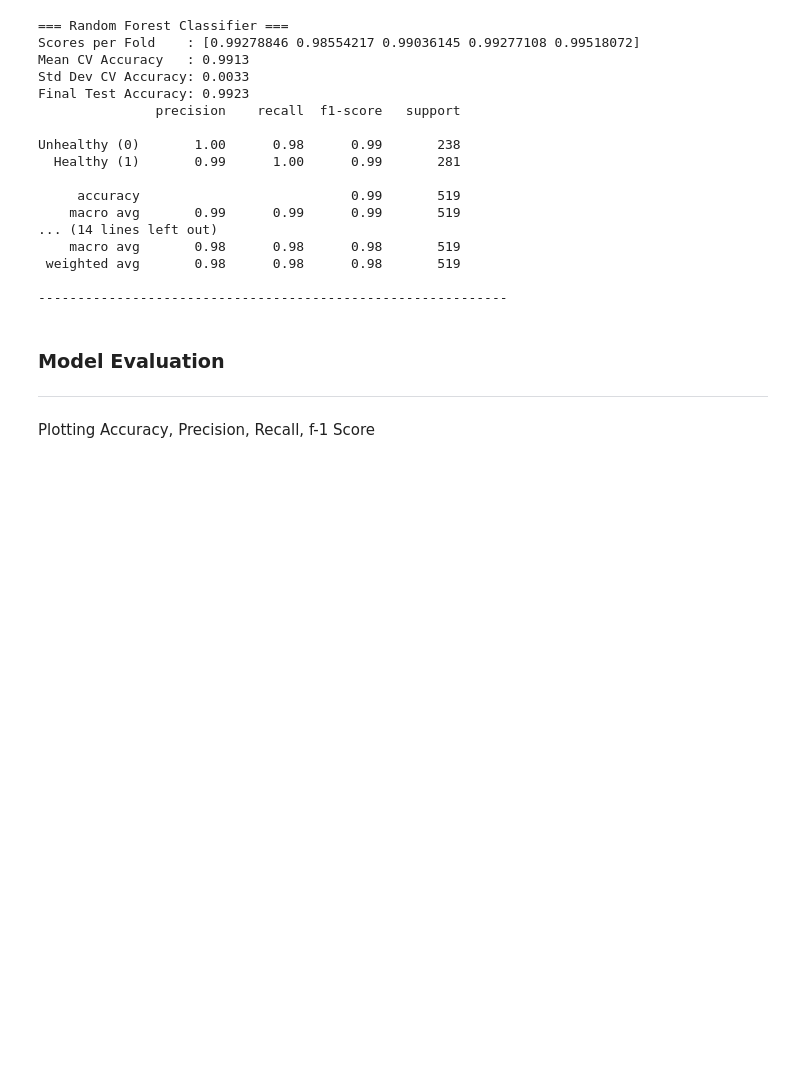
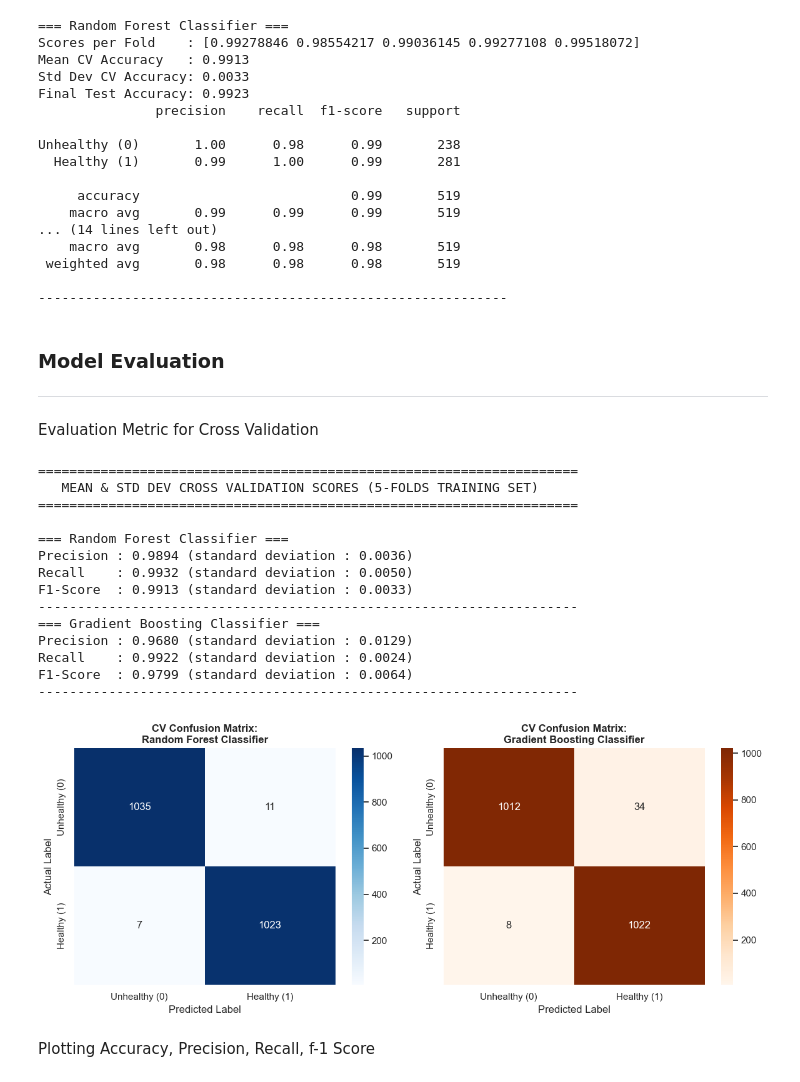
Before and after one commit to berubob/Machine-Learning-Project-Binus, a Jupyter notebook: Food Health Prediction.ipynb, the cells around one changed output. Cells and saved outputs as stored; diff of their text form; code cells hidden in the pictures; blank space fills up the shorter version.

Commit message:
feat: Add CV evaluation metrics

```diff
--- a/Food Health Prediction.ipynb
+++ b/Food Health Prediction.ipynb
@@ -353,6 +353,64 @@ Unhealthy (0)       1.00      0.98      0.99       238
 # %% [markdown]
 ### Model Evaluation
 ---
+# %% [markdown]
+Evaluation Metric for Cross Validation
+# %%
+models_to_evaluate = {
+    'Random Forest Classifier': classification_models['Random Forest Classifier'],
+    'Gradient Boosting Classifier': classification_models['Gradient Boosting Classifier']
+}
+
+scoring_metrics = ['precision', 'recall', 'f1']
+cv_cms = {}
+
+print("=====================================================================")
+print("   MEAN & STD DEV CROSS VALIDATION SCORES (5-FOLDS TRAINING SET)     ")
+print("=====================================================================\n")
+
+for name, model in models_to_evaluate.items():
+    cv_results = cross_validate(model, X_train_scaled, y_train, cv=cv_strategy, scoring=scoring_metrics)
+
+    print(f"=== {name} ===")
+    print(f"Precision : {np.mean(cv_results['test_precision']):.4f} (standard deviation : {np.std(cv_results['test_precision']):.4f})")
+    print(f"Recall    : {np.mean(cv_results['test_recall']):.4f} (standard deviation : {np.std(cv_results['test_recall']):.4f})")
+    print(f"F1-Score  : {np.mean(cv_results['test_f1']):.4f} (standard deviation : {np.std(cv_results['test_f1']):.4f})")
+    print("-" * 69)
+
+    y_pred_cv = cross_val_predict(model, X_train_scaled, y_train, cv=cv_strategy)
+    cv_cms[name] = confusion_matrix(y_train, y_pred_cv)
+
+fig, axes = plt.subplots(nrows=1, ncols=2, figsize=(12, 5))
+colors = ['Blues', 'Oranges']
+
+for i, (name, cm) in enumerate(cv_cms.items()):
+    sns.heatmap(cm, annot=True, fmt='d', cmap=colors[i],
+                xticklabels=['Unhealthy (0)', 'Healthy (1)'],
+                yticklabels=['Unhealthy (0)', 'Healthy (1)'],
+                ax=axes[i], cbar=True)
+    axes[i].set_title(f'CV Confusion Matrix:\n{name}', fontsize=12, fontweight='bold')
+    axes[i].set_ylabel('Actual Label')
+    axes[i].set_xlabel('Predicted Label')
+    axes[i].grid(False)
+
+plt.tight_layout()
+plt.show()
+# %% [output]
+=====================================================================
+   MEAN & STD DEV CROSS VALIDATION SCORES (5-FOLDS TRAINING SET)
+=====================================================================
+
+=== Random Forest Classifier ===
+Precision : 0.9894 (standard deviation : 0.0036)
+Recall    : 0.9932 (standard deviation : 0.0050)
+F1-Score  : 0.9913 (standard deviation : 0.0033)
+---------------------------------------------------------------------
+=== Gradient Boosting Classifier ===
+Precision : 0.9680 (standard deviation : 0.0129)
+Recall    : 0.9922 (standard deviation : 0.0024)
+F1-Score  : 0.9799 (standard deviation : 0.0064)
+---------------------------------------------------------------------
+[figure, added]
 # %% [markdown]
 Plotting Accuracy, Precision, Recall, f-1 Score
 # %%
```
Also changed, not shown: parts of 4 cells of this notebook, 1 other file.
